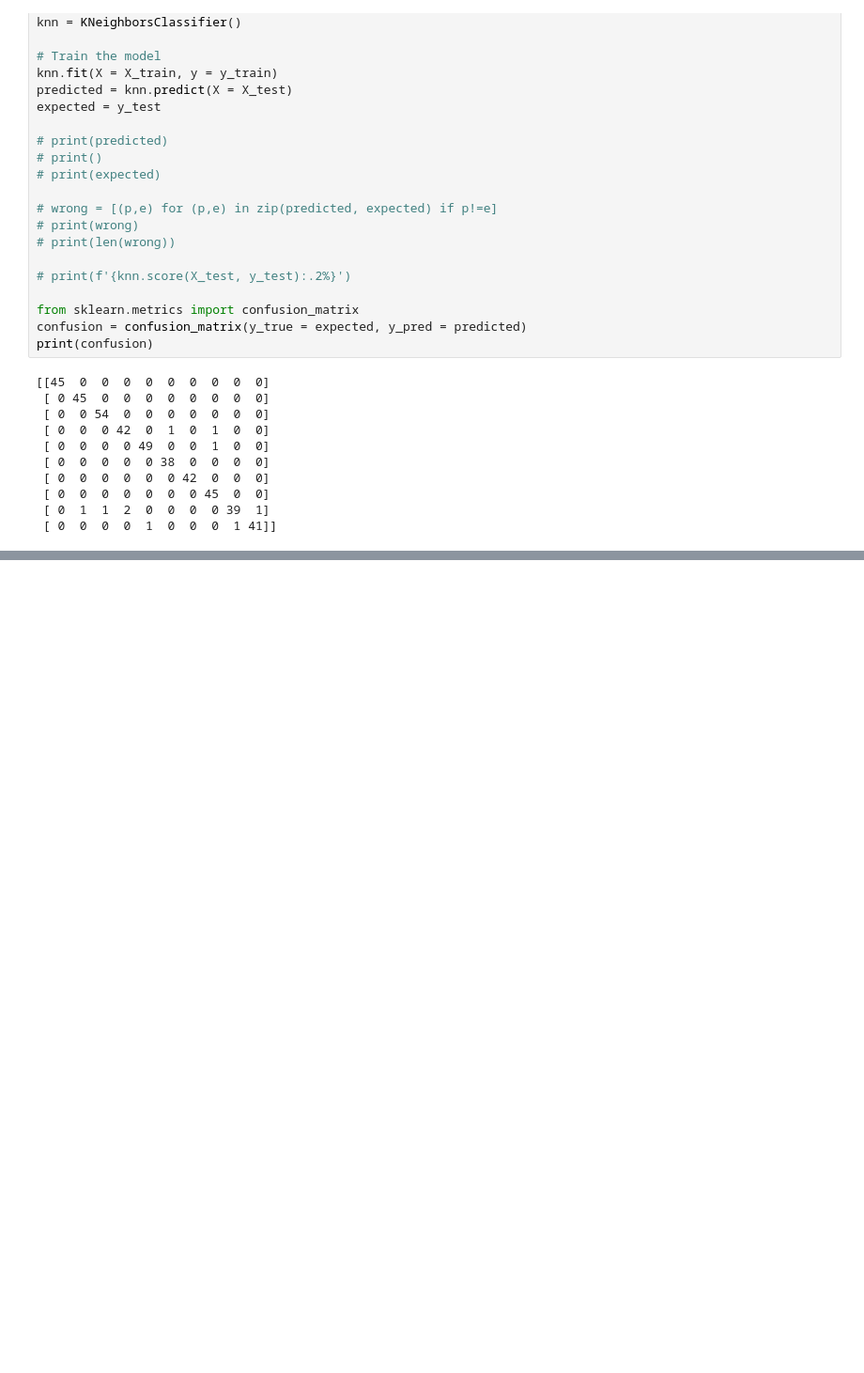
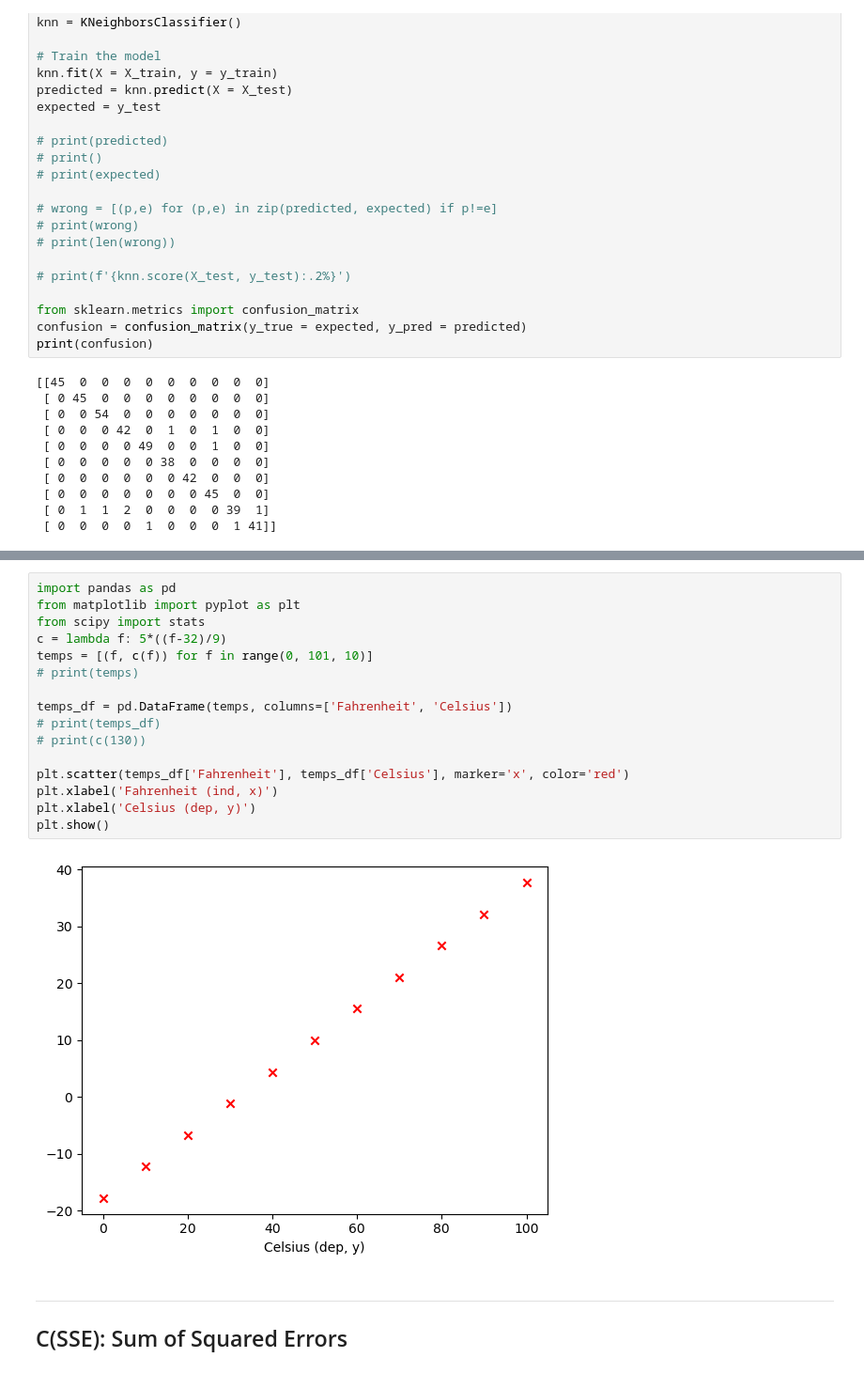
Before and after one commit to Sidhant701/6th-Sem, a Jupyter notebook: Python/Lab7/MachineLearning.ipynb, the cells around one changed output, grey strips where cells are left out. Shown at 94% size. Saved outputs shown, nothing was run; the diff lists cells and outputs as text; blank space fills up the shorter version.

```diff
--- a/Python/Lab7/MachineLearning.ipynb
+++ b/Python/Lab7/MachineLearning.ipynb
@@ -131,0 +210,21 @@ weighted avg       0.98      0.98      0.98       450
+# %%
+import pandas as pd
+from matplotlib import pyplot as plt
+from scipy import stats
+c = lambda f: 5*((f-32)/9)
+temps = [(f, c(f)) for f in range(0, 101, 10)]
+# print(temps)
+
+temps_df = pd.DataFrame(temps, columns=['Fahrenheit', 'Celsius'])
+# print(temps_df)
+# print(c(130))
+
+plt.scatter(temps_df['Fahrenheit'], temps_df['Celsius'], marker='x', color='red')
+plt.xlabel('Fahrenheit (ind, x)')
+plt.xlabel('Celsius (dep, y)')
+plt.show()
+# %% [output]
+[figure, added]
+# %% [markdown]
+______
+## C(SSE): Sum of Squared Errors
```
Also changed, not shown: parts of 8 cells of this notebook, 20 other files.
